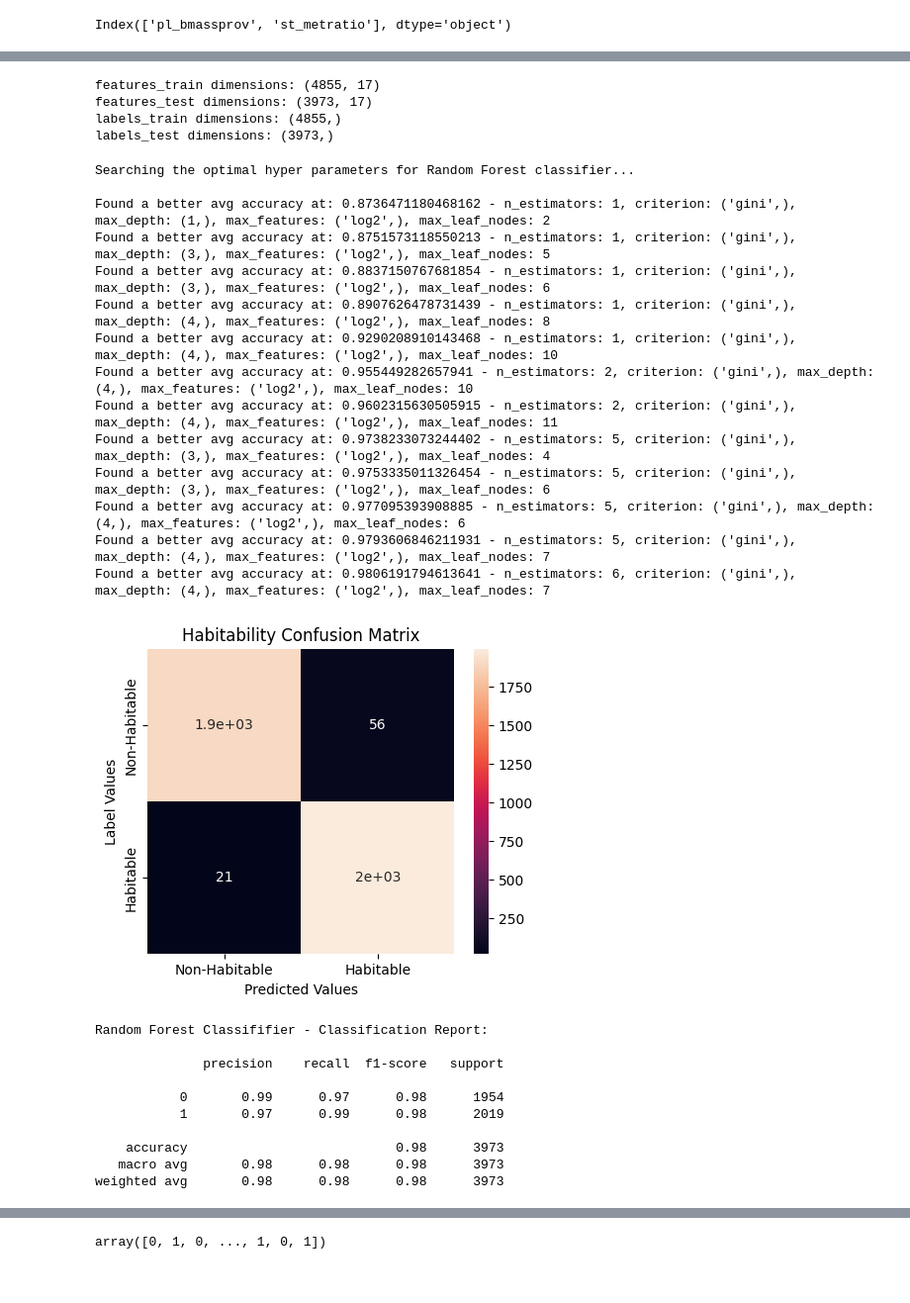
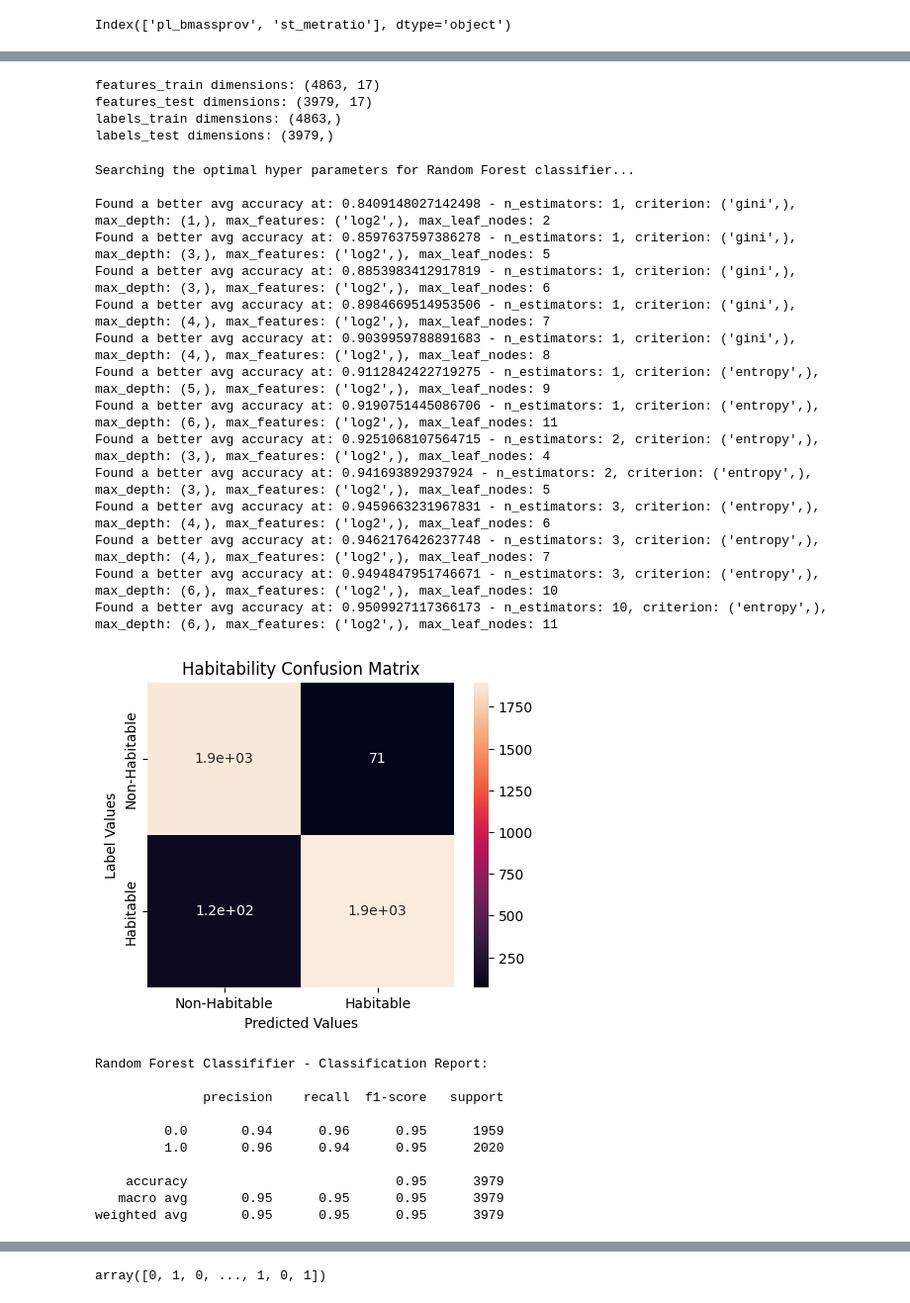
Before and after one commit to christinaxliu/research, a Jupyter notebook: CSRSEF/RandomForest_XGBoost_Classifiers_v1.ipynb, the cells around one changed output, grey strips where cells are left out. Shown at 99% size. Drawn from its saved outputs; the diff is of its cells as text; code cells hidden in the pictures.

```diff
--- a/CSRSEF/RandomForest_XGBoost_Classifiers_v1.ipynb
+++ b/CSRSEF/RandomForest_XGBoost_Classifiers_v1.ipynb
@@ -81,7 +82,7 @@ feature_columns = [
     'sy_kmag: Stellar Ks (2MASS) Magnitude'
 ]
 # %%
-nasa_exoplanets_filename = '/content/drive/My Drive/Colab Notebooks/research/CSRSEF/NASA_PSCompPars_2025.01.28.csv'
+nasa_exoplanets_filename = '/content/drive/My Drive/Colab Notebooks/research/CSRSEF/bak_NASA_PSCompPars_2025.01.28.csv'
 nasa_exoplanets_data = pd.read_table(nasa_exoplanets_filename,
                                       skiprows=89,
                                       sep=',',
@@ -509,10 +508,10 @@ print(f"features_test dimensions: {features_test.shape}")
 print(f"labels_train dimensions: {labels_train.shape}")
 print(f"labels_test dimensions: {labels_test.shape}")
 # %% [output]
-features_train dimensions: (4855, 17)
-features_test dimensions: (3973, 17)
-labels_train dimensions: (4855,)
-labels_test dimensions: (3973,)
+features_train dimensions: (4863, 17)
+features_test dimensions: (3979, 17)
+labels_train dimensions: (4863,)
+labels_test dimensions: (3979,)
 # %%
 minMaxScaler = MinMaxScaler()
 features_train = minMaxScaler.fit_transform(features_train)
@@ -553,7 +552,7 @@ def search_optimal_params_random_forest(features,
     best_max_features = 'log2'
     best_max_leaf_nodes = 1
 
-    for n_estimators in range(1, 8, 1):
+    for n_estimators in range(1, 12, 1):
         for criterion in ['gini', 'entropy', 'log_loss']:
             for max_depth in range(1, 12, 1):
                 for max_features in ['log2', 'sqrt']:
@@ -594,55 +593,56 @@ def search_optimal_params_random_forest(features,
 
 search_optimal_params_random_forest(features=features,
                                     labels=labels,
-                                    cross_validation_rounds=100,
+                                    cross_validation_rounds=5,
                                     split_test_size=0.45,
                                     split_stratify=labels,
                                     split_random_state=42)
 # %% [output]
 Searching the optimal hyper parameters for Random Forest classifier...
 
-Found a better avg accuracy at: 0.8736471180468162 - n_estimators: 1, criterion: ('gini',), max_depth: (1,), max_features: ('log2',), max_leaf_nodes: 2
-Found a better avg accuracy at: 0.8751573118550213 - n_estimators: 1, criterion: ('gini',), max_depth: (3,), max_features: ('log2',), max_leaf_nodes: 5
-Found a better avg accuracy at: 0.8837150767681854 - n_estimators: 1, criterion: ('gini',), max_depth: (3,), max_features: ('log2',), max_leaf_nodes: 6
-Found a better avg accuracy at: 0.8907626478731439 - n_estimators: 1, criterion: ('gini',), max_depth: (4,), max_features: ('log2',), max_leaf_nodes: 8
-Found a better avg accuracy at: 0.9290208910143468 - n_estimators: 1, criterion: ('gini',), max_depth: (4,), max_features: ('log2',), max_leaf_nodes: 10
-Found a better avg accuracy at: 0.955449282657941 - n_estimators: 2, criterion: ('gini',), max_depth: (4,), max_features: ('log2',), max_leaf_nodes: 10
-Found a better avg accuracy at: 0.9602315630505915 - n_estimators: 2, criterion: ('gini',), max_depth: (4,), max_features: ('log2',), max_leaf_nodes: 11
-Found a better avg accuracy at: 0.9738233073244402 - n_estimators: 5, criterion: ('gini',), max_depth: (3,), max_features: ('log2',), max_leaf_nodes: 4
-Found a better avg accuracy at: 0.9753335011326454 - n_estimators: 5, criterion: ('gini',), max_depth: (3,), max_features: ('log2',), max_leaf_nodes: 6
-Found a better avg accuracy at: 0.977095393908885 - n_estimators: 5, criterion: ('gini',), max_depth: (4,), max_features: ('log2',), max_leaf_nodes: 6
-Found a better avg accuracy at: 0.9793606846211931 - n_estimators: 5, criterion: ('gini',), max_depth: (4,), max_features: ('log2',), max_leaf_nodes: 7
-Found a better avg accuracy at: 0.9806191794613641 - n_estimators: 6, criterion: ('gini',), max_depth: (4,), max_features: ('log2',), max_leaf_nodes: 7
+Found a better avg accuracy at: 0.8409148027142498 - n_estimators: 1, criterion: ('gini',), max_depth: (1,), max_features: ('log2',), max_leaf_nodes: 2
+Found a better avg accuracy at: 0.8597637597386278 - n_estimators: 1, criterion: ('gini',), max_depth: (3,), max_features: ('log2',), max_leaf_nodes: 5
+Found a better avg accuracy at: 0.8853983412917819 - n_estimators: 1, criterion: ('gini',), max_depth: (3,), max_features: ('log2',), max_leaf_nodes: 6
+Found a better avg accuracy at: 0.8984669514953506 - n_estimators: 1, criterion: ('gini',), max_depth: (4,), max_features: ('log2',), max_leaf_nodes: 7
+Found a better avg accuracy at: 0.9039959788891683 - n_estimators: 1, criterion: ('gini',), max_depth: (4,), max_features: ('log2',), max_leaf_nodes: 8
+Found a better avg accuracy at: 0.9112842422719275 - n_estimators: 1, criterion: ('entropy',), max_depth: (5,), max_features: ('log2',), max_leaf_nodes: 9
+Found a better avg accuracy at: 0.9190751445086706 - n_estimators: 1, criterion: ('entropy',), max_depth: (6,), max_features: ('log2',), max_leaf_nodes: 11
+Found a better avg accuracy at: 0.9251068107564715 - n_estimators: 2, criterion: ('entropy',), max_depth: (3,), max_features: ('log2',), max_leaf_nodes: 4
+Found a better avg accuracy at: 0.941693892937924 - n_estimators: 2, criterion: ('entropy',), max_depth: (3,), max_features: ('log2',), max_leaf_nodes: 5
+Found a better avg accuracy at: 0.9459663231967831 - n_estimators: 3, criterion: ('entropy',), max_depth: (4,), max_features: ('log2',), max_leaf_nodes: 6
+Found a better avg accuracy at: 0.9462176426237748 - n_estimators: 3, criterion: ('entropy',), max_depth: (4,), max_features: ('log2',), max_leaf_nodes: 7
+Found a better avg accuracy at: 0.9494847951746671 - n_estimators: 3, criterion: ('entropy',), max_depth: (6,), max_features: ('log2',), max_leaf_nodes: 10
+Found a better avg accuracy at: 0.9509927117366173 - n_estimators: 10, criterion: ('entropy',), max_depth: (6,), max_features: ('log2',), max_leaf_nodes: 11
 # %%
 # Train a Random Forest classifier
-random_forest_classifier = RandomForestClassifier(n_estimators = 6,
-                                                  criterion = 'gini',
-                                                  max_depth = 4,
+random_forest_classifier = RandomForestClassifier(n_estimators = 10,
+                                                  criterion = 'entropy',
+                                                  max_depth = 6,
                                                   max_features = 'log2',
-                                                  max_leaf_nodes = 7,
+                                                  max_leaf_nodes = 11,
                                                   random_state = 0)
 random_forest_classifier.fit(features_train, labels_train)
 
 # Predict the samples in the test subset
 random_forest_classifier_predictions = random_forest_classifier.predict(features_test)
 
 # Plot the confusion matrix and print out the classification evaluation report
 random_forest_classifier_accuracy = accuracy_score(labels_test, random_forest_classifier_predictions)
 random_forest_classifier_confusion_matrix = plot_confusion_matrix(labels_test, random_forest_classifier_predictions)
 print(f"Random Forest Classififier - Classification Report:\n")
 print(classification_report(labels_test, random_forest_classifier_predictions))
 # %% [output]
-[figure, old version]
+[figure, new version]
 Random Forest Classififier - Classification Report:
 
               precision    recall  f1-score   support
 
-           0       0.99      0.97      0.98      1954
-           1       0.97      0.99      0.98      2019
+         0.0       0.94      0.96      0.95      1959
+         1.0       0.96      0.94      0.95      2020
 
-    accuracy                           0.98      3973
-   macro avg       0.98      0.98      0.98      3973
-weighted avg       0.98      0.98      0.98      3973
+    accuracy                           0.95      3979
+   macro avg       0.95      0.95      0.95      3979
+weighted avg       0.95      0.95      0.95      3979
 # %%
 # Calculate and plot feature importance
 feature_importances = pd.DataFrame(data=random_forest_classifier.feature_importances_,
```
Also changed, not shown: parts of 48 cells of this notebook.
